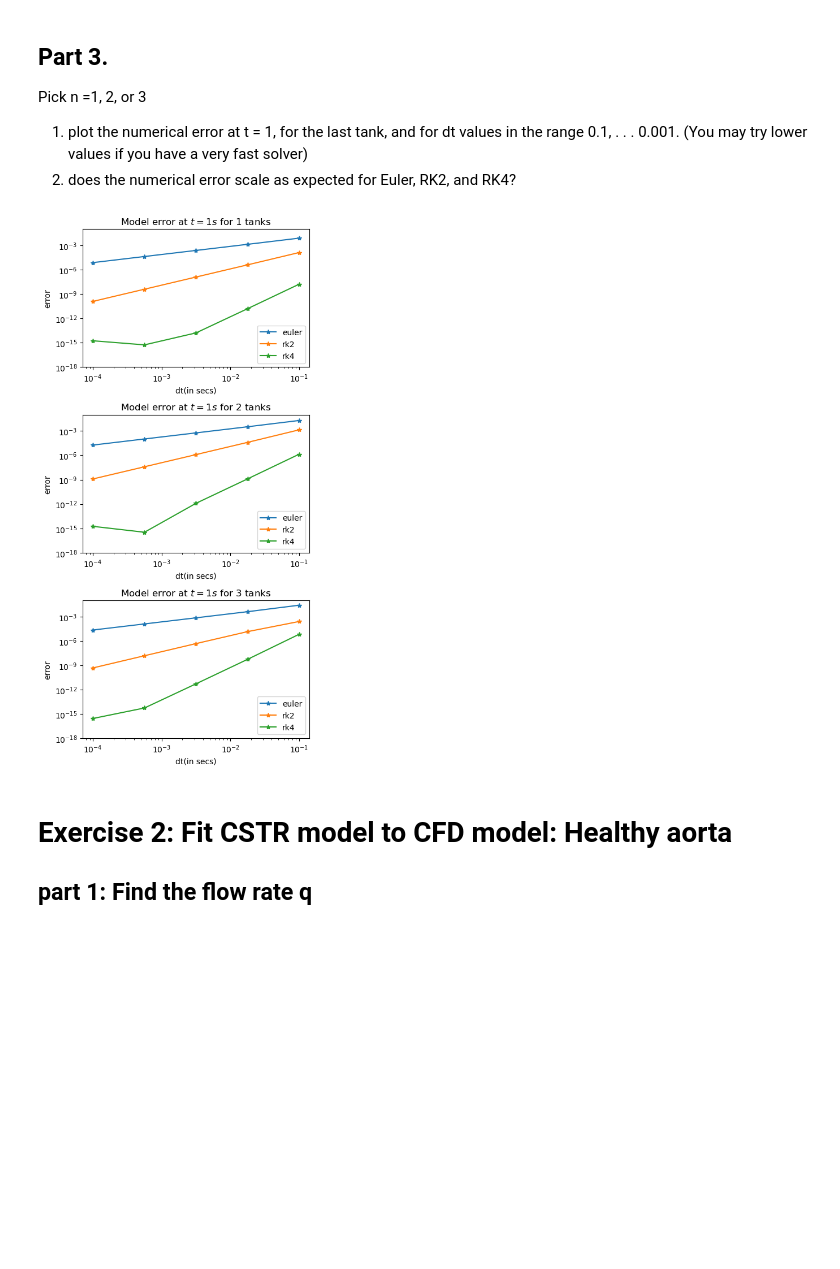
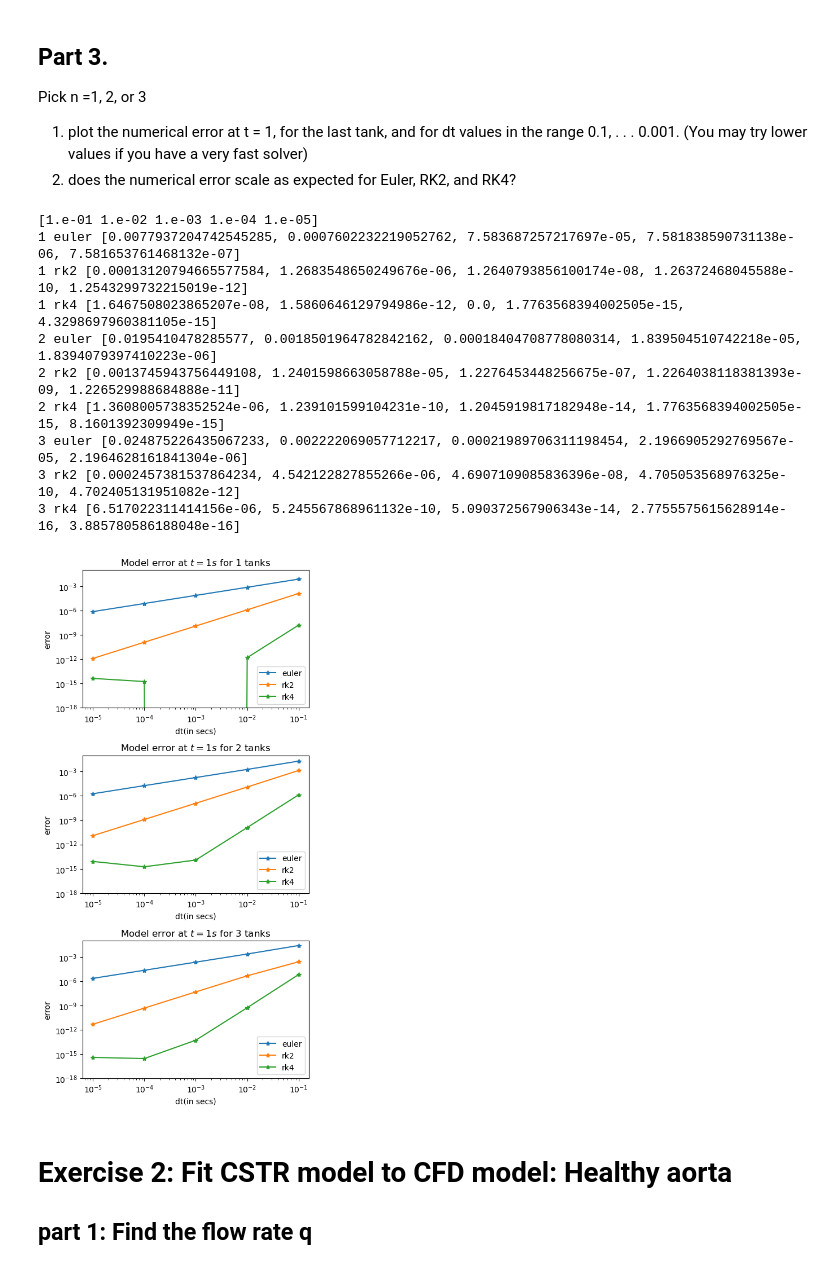
Before and after one commit to waves-stats/MOD_510_2023_autumn, a Jupyter notebook: Partha/project3/mod510_project3_partha_v2.ipynb, the cells around one changed output. Cells and saved outputs as stored; diff of their text form; code cells hidden in the pictures; blank space fills up the shorter version.

```diff
--- a/Partha/project3/mod510_project3_partha_v2.ipynb
+++ b/Partha/project3/mod510_project3_partha_v2.ipynb
@@ -355,43 +355,54 @@ solver)
 2. does the numerical error scale as expected for Euler, RK2, and RK4?
 # %%
 # parameters. do this for finer dt scaling
-n = 4 # used to calculated 10**-n
+n = 5 # used to calculated 10**-n
 tau = 2
 Tmax = 1 # time at which the error is calculated
 c_init = 'first'  # initial concs in the tanks
 
 # time deltas
-dts = np.geomspace(.1, 10**-n, n+1)
-# print(dts)
+dts = np.geomspace(.1, 10**-n, n)
+print(dts)
 
 # make the figure
 fig, axs = plt.subplots(nrows = 3, figsize=(5,10))
 for N, ax in zip([1,2,3], axs):
     for method in ['euler', 'rk2', 'rk4']:
         error = []
         for dt in dts:
             # make model
             timedata = {'t_start':0, 'dt':dt, 't_end':Tmax}
             model = CSTRModel(tau=tau, N=N, timedata=timedata, c_init=c_init)
 
             # find numerical solution to and keep only the result at t= Tmax
             soln =model.time_sim(N=N, tau=tau, c_init=c_init, ODEmethod=method)[-1]
 
             # find solution to and keep only the result at t= Tmax
             analytical = model.analytical()[-1]
 
             # find error
             error.append(np.abs(soln-analytical))
+        print(N, method,error)
         ax.plot(dts, error,'-*' ,label=method)
 
         # print(method,error)
     ax.set(xlabel='dt(in secs)', ylabel='error',
            title=f'Model error at $t=1s$ for {N} tanks',
            ylim=(10**-18,0.1),xscale='log', yscale='log')
     ax.legend()
 plt.tight_layout()
 # %% [output]
+[1.e-01 1.e-02 1.e-03 1.e-04 1.e-05]
+1 euler [0.0077937204742545285, 0.0007602232219052762, 7.583687257217697e-05, 7.581838590731138e-06, 7.581653761468132e-07]
+1 rk2 [0.00013120794665577584, 1.2683548650249676e-06, 1.2640793856100174e-08, 1.26372468045588e-10, 1.2543299732215019e-12]
+1 rk4 [1.6467508023865207e-08, 1.5860646129794986e-12, 0.0, 1.7763568394002505e-15, 4.3298697960381105e-15]
+2 euler [0.0195410478285577, 0.0018501964782842162, 0.00018404708778080314, 1.839504510742218e-05, 1.8394079397410223e-06]
+2 rk2 [0.0013745943756449108, 1.2401598663058788e-05, 1.2276453448256675e-07, 1.2264038118381393e-09, 1.226529988684888e-11]
+2 rk4 [1.3608005738352524e-06, 1.239101599104231e-10, 1.2045919817182948e-14, 1.7763568394002505e-15, 8.1601392309949e-15]
+3 euler [0.024875226435067233, 0.002222069057712217, 0.00021989706311198454, 2.1966905292769567e-05, 2.1964628161841304e-06]
+3 rk2 [0.0002457381537864234, 4.542122827855266e-06, 4.6907109085836396e-08, 4.705053568976325e-10, 4.702405131951082e-12]
+3 rk4 [6.517022311414156e-06, 5.245567868961132e-10, 5.090372567906343e-14, 2.7755575615628914e-16, 3.885780586188048e-16]
-[figure, old version]
+[figure, new version]
 # %% [markdown]
 # Exercise 2: Fit CSTR model to CFD model: Healthy aorta
 ## part 1: Find the flow rate q
```
Also changed, not shown: parts of 24 cells of this notebook.
